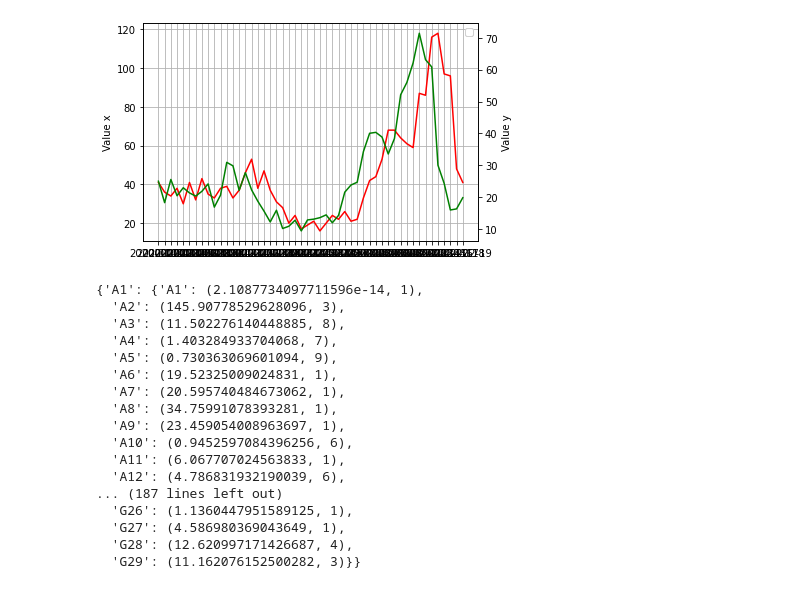
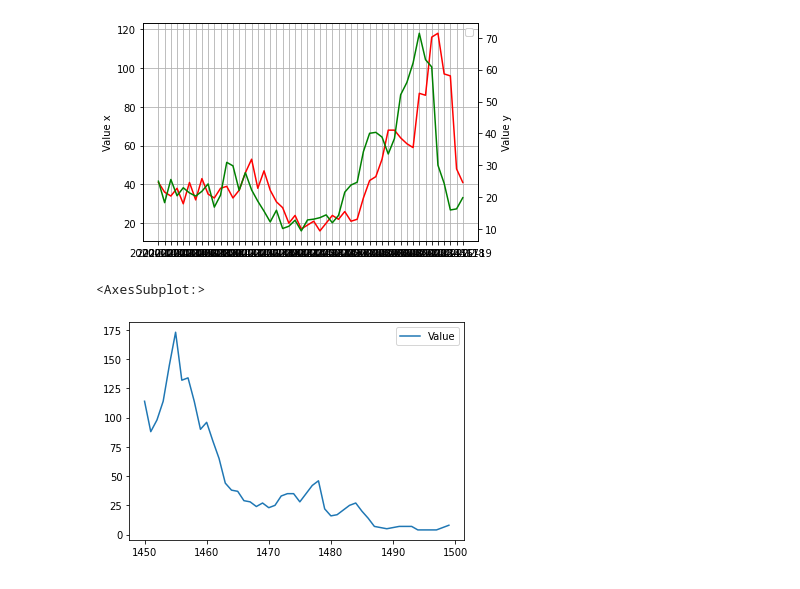
Before and after one commit to eugenio-santos/rootanalysis, a Jupyter notebook: grangerPOC.ipynb, the cells around one changed output. Cells and saved outputs as stored; diff of their text form; code cells hidden in the pictures.

```diff
--- a/grangerPOC.ipynb
+++ b/grangerPOC.ipynb
@@ -134,22 +133,3 @@ for group in groups:
                 max_lag = lag
         res[key] = (max_, max_lag)
     rs[group] = res
-rs
-# %% [output]
-{'A1': {'A1': (2.1087734097711596e-14, 1),
-  'A2': (145.90778529628096, 3),
-  'A3': (11.502276140448885, 8),
-  'A4': (1.403284933704068, 7),
-  'A5': (0.730363069601094, 9),
-  'A6': (19.52325009024831, 1),
-  'A7': (20.595740484673062, 1),
-  'A8': (34.75991078393281, 1),
-  'A9': (23.459054008963697, 1),
-  'A10': (0.9452597084396256, 6),
-  'A11': (6.067707024563833, 1),
-  'A12': (4.786831932190039, 6),
-... (187 lines left out)
-  'G26': (1.1360447951589125, 1),
-  'G27': (4.586980369043649, 1),
-  'G28': (12.620997171426687, 4),
-  'G29': (11.162076152500282, 3)}}
@@ -155,0 +138,9 @@ rs
+# %%
+b1=df[df['PrimaryKey']=='B1'][['Date','Value']]
+b18=df[df['PrimaryKey']=='B18'][['Date','Value']]
+dfm=pd.merge(b1,b18,how='outer',on='Date')
+# %%
+b1.plot()
+# %% [output]
+<AxesSubplot:>
+[figure, added]
```
Also changed, not shown: parts of 10 cells of this notebook.
